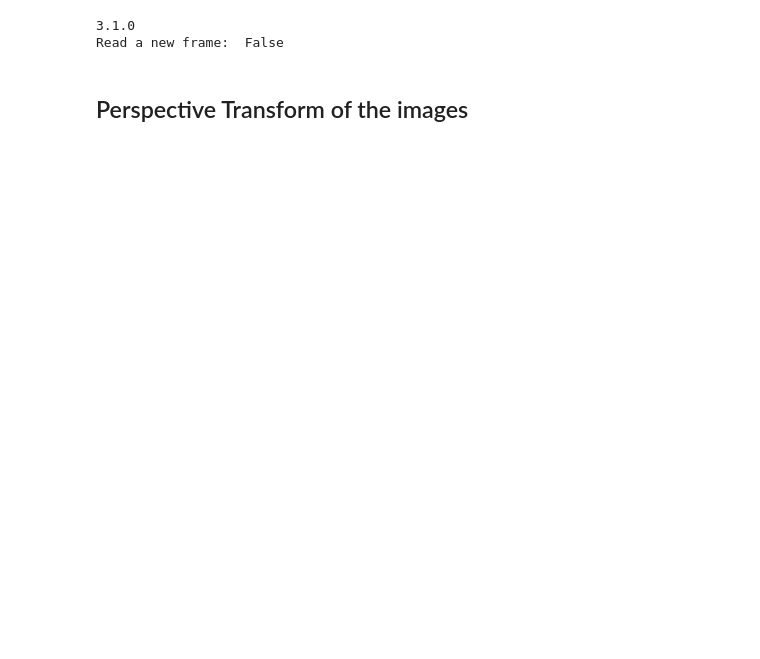
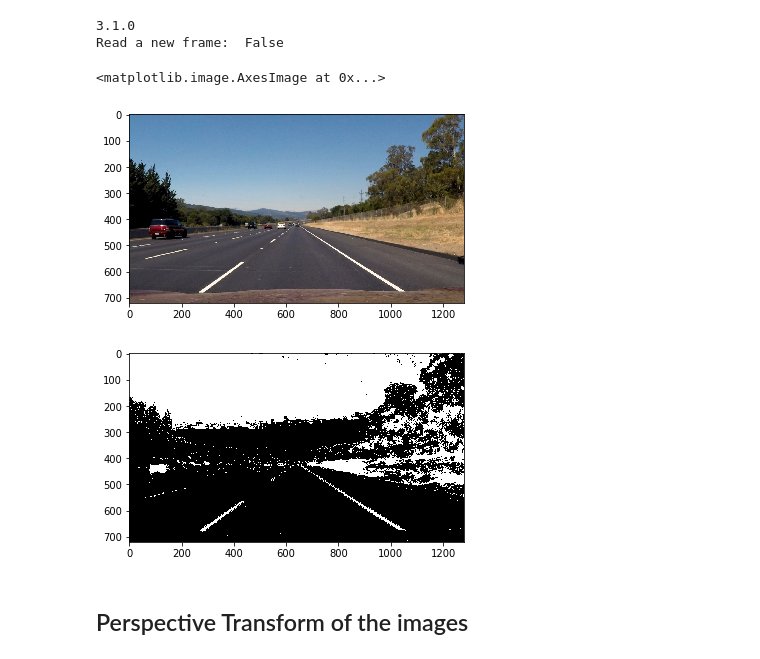
Before and after one commit to gulshan216/SDC_Adv_Lane_Finding, a Jupyter notebook: Adv_Lane_Finding.ipynb, the cells around one changed output. Saved outputs shown, nothing was run; the diff lists cells and outputs as text; code cells hidden in the pictures; blank space fills up the shorter version.

```diff
--- a/Adv_Lane_Finding.ipynb
+++ b/Adv_Lane_Finding.ipynb
@@ -158,36 +166,46 @@ def preprocess(image):
 
     # Choose a Sobel kernel size
     ksize = 5 # Choose a larger odd number to smooth gradient measurements
 
     # Apply each of the thresholding functions
     gradx = abs_sobel_thresh(image, orient='x', sobel_kernel=ksize, thresh=(20,100))
 #     plt.figure()
 #     plt.imshow(gradx,cmap='gray')
     grady = abs_sobel_thresh(image, orient='y', sobel_kernel=ksize, thresh=(20,100))
 #     plt.figure()
 #     plt.imshow(grady,cmap='gray')
     mag_binary = mag_thresh(image, sobel_kernel=ksize, mag_thresh=(30,100))
 #     plt.figure()
 #     plt.imshow(mag_binary,cmap='gray')
     dir_binary = dir_threshold(image, sobel_kernel=ksize, thresh=(0.7,1.3))
 #     plt.figure()
 #     plt.imshow(dir_binary,cmap='gray')
-    color_binary = color_threshold(image,thresh=(90,255))
+    color_binary = color_threshold(image,thresh1=(90,255), thresh2=(50,255))
 #     plt.figure()
 #     plt.imshow(color_binary,cmap='gray')
 
     # shadow_corrected_binary = shadow_corr(image,thresh=(20,90))
     # plt.figure()
     # plt.imshow(shadow_corrected_binary,cmap='gray')
 
     combined = np.zeros_like(color_binary)
-    combined[((gradx == 1) & (grady == 1)) | ((mag_binary == 1) & (dir_binary == 1)) | (color_binary == 1)] = 1
+    combined[((gradx == 1) & (grady == 1) & (dir_binary == 1)) | (color_binary == 1)] = 1
 #     plt.figure()
 #     plt.imshow(combined,cmap='gray')
 
-    cv2.imwrite("processed_image.jpg",image)
+#     cv2.imwrite("processed_image.jpg",image)
 
     return combined
+
+image = mpimg.imread('./test_images/straight_lines2.jpg')
+plt.figure()
+plt.imshow(image)
+plt.figure()
+plt.imshow(preprocess(image),cmap="gray")
+# %% [output]
+<matplotlib.image.AxesImage at 0x...>
+[figure, added]
+[figure, added]
 # %% [markdown]
 ## Perspective Transform of the images
 # %%
```
Also changed, not shown: parts of 10 cells of this notebook, 4 other files.
